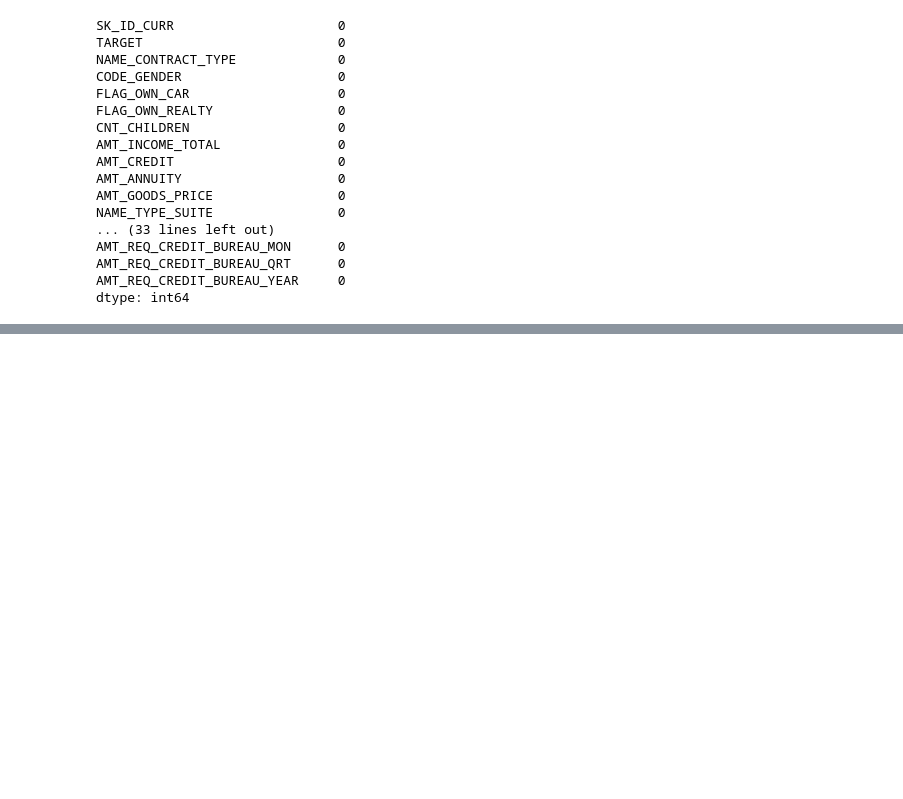
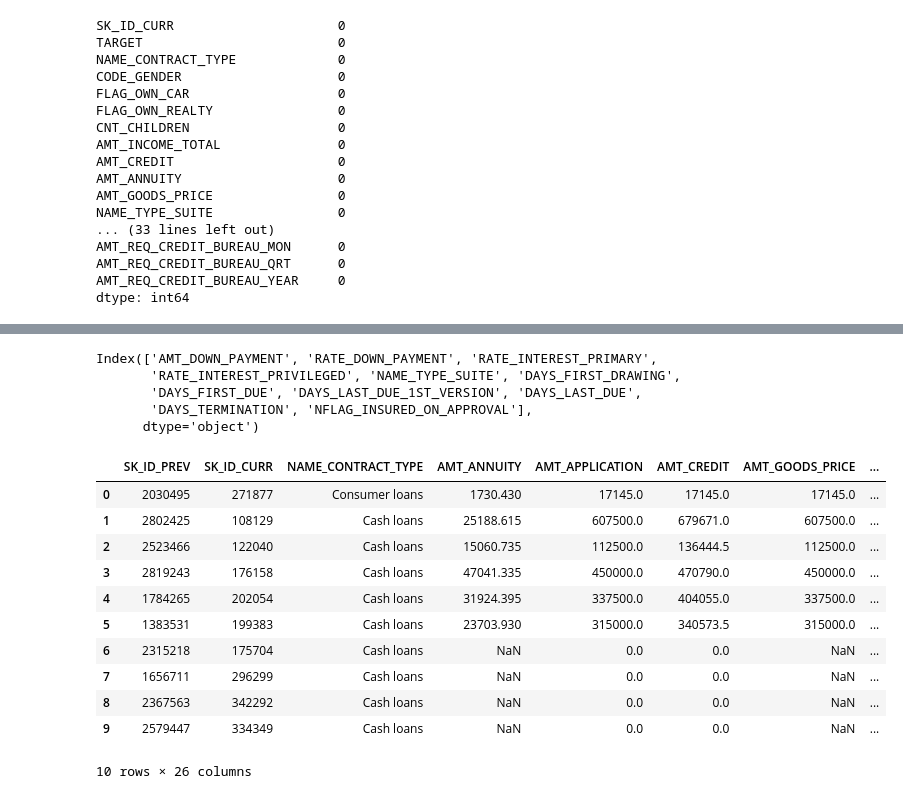
Before and after one commit to AliciaT1402/Bank-Loan-Case-I, a Jupyter notebook: main.ipynb, the cells around one changed output, grey strips where cells are left out. Cells and saved outputs as stored; diff of their text form; code cells hidden in the pictures; blank space fills up the shorter version.

```diff
--- a/main.ipynb
+++ b/main.ipynb
@@ -359,0 +560,25 @@ dtype: int64
+# %%
+prev_cols_drop = prev.columns[(prev.isna().mean() * 100 > 40)]
+prev_cols_drop
+# %% [output]
+Index(['AMT_DOWN_PAYMENT', 'RATE_DOWN_PAYMENT', 'RATE_INTEREST_PRIMARY',
+       'RATE_INTEREST_PRIVILEGED', 'NAME_TYPE_SUITE', 'DAYS_FIRST_DRAWING',
+       'DAYS_FIRST_DUE', 'DAYS_LAST_DUE_1ST_VERSION', 'DAYS_LAST_DUE',
+       'DAYS_TERMINATION', 'NFLAG_INSURED_ON_APPROVAL'],
+      dtype='object')
+# %%
+prev.drop(columns=prev_cols_drop, inplace=True)
+prev.head(10)
+# %% [output]
+|  | SK_ID_PREV | SK_ID_CURR | NAME_CONTRACT_TYPE | AMT_ANNUITY | AMT_APPLICATION | AMT_CREDIT | AMT_GOODS_PRICE | ... |
+| 0 | 2030495 | 271877 | Consumer loans | 1730.430 | 17145.0 | 17145.0 | 17145.0 | ... |
+| 1 | 2802425 | 108129 | Cash loans | 25188.615 | 607500.0 | 679671.0 | 607500.0 | ... |
+| 2 | 2523466 | 122040 | Cash loans | 15060.735 | 112500.0 | 136444.5 | 112500.0 | ... |
+| 3 | 2819243 | 176158 | Cash loans | 47041.335 | 450000.0 | 470790.0 | 450000.0 | ... |
+| 4 | 1784265 | 202054 | Cash loans | 31924.395 | 337500.0 | 404055.0 | 337500.0 | ... |
+| 5 | 1383531 | 199383 | Cash loans | 23703.930 | 315000.0 | 340573.5 | 315000.0 | ... |
+| 6 | 2315218 | 175704 | Cash loans | NaN | 0.0 | 0.0 | NaN | ... |
+| 7 | 1656711 | 296299 | Cash loans | NaN | 0.0 | 0.0 | NaN | ... |
+| 8 | 2367563 | 342292 | Cash loans | NaN | 0.0 | 0.0 | NaN | ... |
+| 9 | 2579447 | 334349 | Cash loans | NaN | 0.0 | 0.0 | NaN | ... |
+10 rows × 26 columns
```
Also changed, not shown: parts of 26 cells of this notebook.
